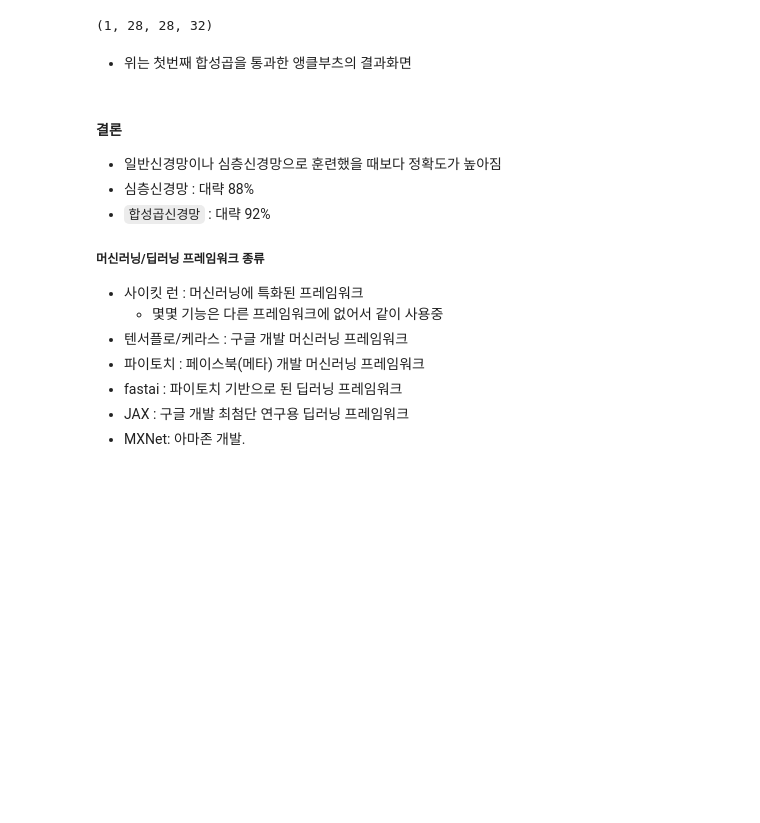
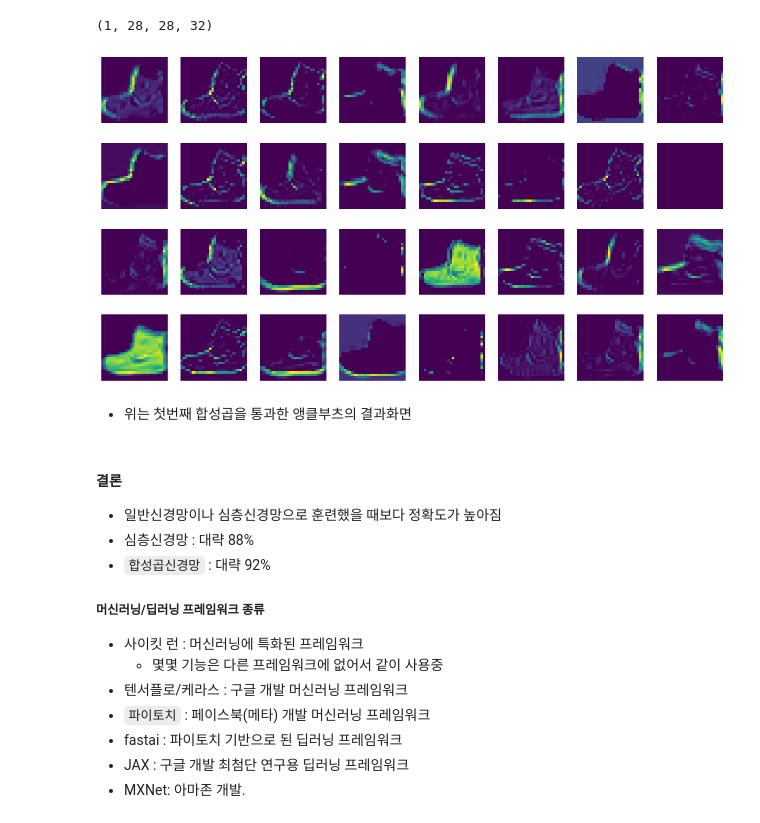
Before and after one commit to kce0508/iot-dataanalysis-2025, a Jupyter notebook: day05/mldl01_케라스_합성곱신경망.ipynb, the cells around one changed output. Cells and saved outputs as stored; diff of their text form; code cells hidden in the pictures; blank space fills up the shorter version.

```diff
--- a/day05/mldl01_케라스_합성곱신경망.ipynb
+++ b/day05/mldl01_케라스_합성곱신경망.ipynb
@@ -348,3 +348,7 @@ Total params: 320 (1.25 KB)
 Trainable params: 320 (1.25 KB)
 Non-trainable params: 0 (0.00 Byte)
 _________________________________________________________________
+# %%
+# 훈련세트 1번째 앵클부츠로 특성맵 생성
+inputs = train_input[0:1].reshape(-1, 28, 28, 1) / 255.0
+feature_maps = model2_first_layer.predict(inputs)
@@ -355,11 +361,13 @@ feature_maps.shape
 # %%
 fig, axs = plt.subplots(4, 8, figsize=(15, 8))
 for i in range(4):
     for j in range(8):
-        axs[i, j].imshow(feature_maps[0,:,:, i*8 + j])
+        axs[i, j].imshow(feature_maps[0,:,:, i*8 + j], cmap='viridis')
         axs[i, j].axis('off')
 
 plt.show()
+# %% [output]
+[figure, added]
 # %% [markdown]
 - 위는 첫번째 합성곱을 통과한 앵클부츠의 결과화면
 # %% [markdown]
@@ -372,7 +380,7 @@ plt.show()
 - 사이킷 런 : 머신러닝에 특화된 프레임워크
     - 몇몇 기능은 다른 프레임워크에 없어서 같이 사용중
 - 텐서플로/케라스 : 구글 개발 머신러닝 프레임워크
-- 파이토치 : 페이스북(메타) 개발 머신러닝 프레임워크
+- `파이토치` : 페이스북(메타) 개발 머신러닝 프레임워크
 - fastai : 파이토치 기반으로 된 딥러닝 프레임워크
 - JAX : 구글 개발 최첨단 연구용 딥러닝 프레임워크
 - MXNet: 아마존 개발.
```
Also changed, not shown: parts of 1 cell of this notebook.
